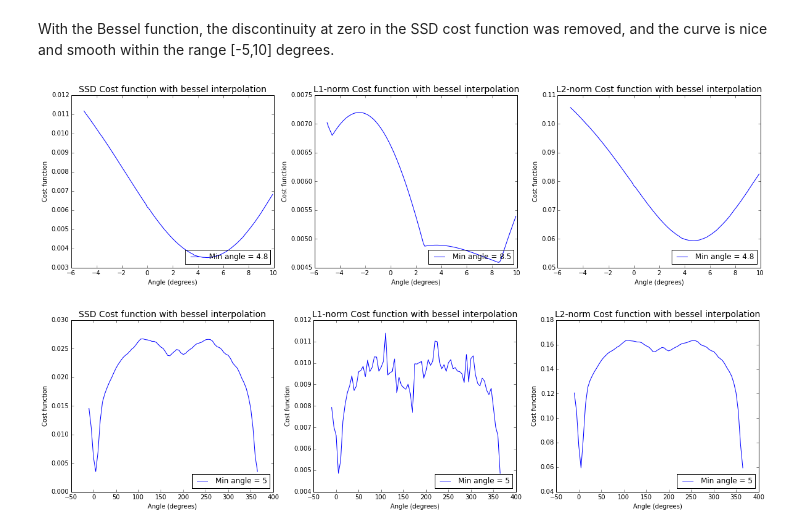
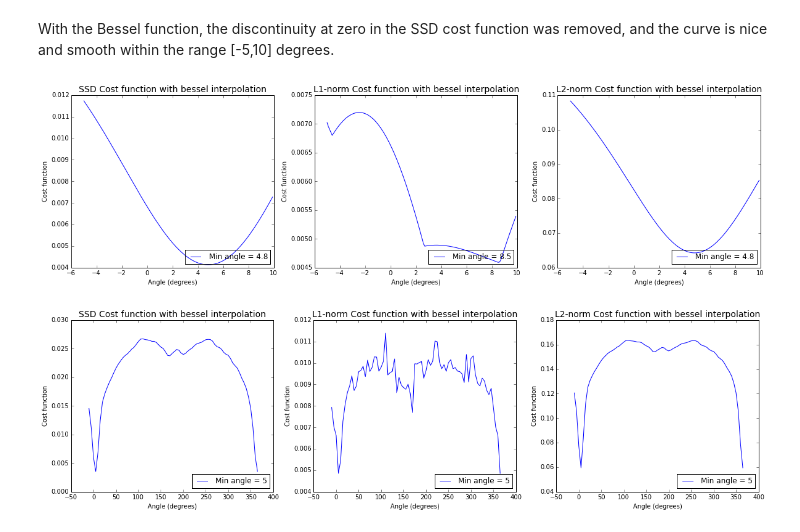
Before and after one commit to zyzdiana/AC297r-Volume-Registration, a Jupyter notebook: Bessel_Rotation_&_Halton_Translation.ipynb, the cells around one changed output. Saved outputs shown, nothing was run; the diff lists cells and outputs as text; code cells hidden in the pictures.

```diff
--- a/Bessel_Rotation_&_Halton_Translation.ipynb
+++ b/Bessel_Rotation_&_Halton_Translation.ipynb
@@ -128,7 +216,7 @@ def cf_L1(J, I):
     L1 = np.reshape((J-I), [1,-1])
     return np.max(L1)
 # %%
-def rot_cost_func(vol1, vol2, thetas, cf, arg, ax, interpolation = 'bilinear',mask=False):
+def rot_cost_func(vol1, vol2, thetas, cf, arg, ax, interpolation = 'bilinear', mask=False):
     '''
     vol1: original image
     vol2: volume to be rotated
@@ -141,11 +229,9 @@ def rot_cost_func(vol1, vol2, thetas, cf, arg, ax, interpolation = 'bilinear',ma
     for idx, t in enumerate(thetas):
         new_vol2 = np.ones(vol2.shape)
         for i in xrange(32):
-            if(mask):
-                tmp[i,:,:] = circle_mask(tmp[i,:,:])
             sub = vol2[i,:,:]
             if(interpolation == 'bessel'):
-                rot = bessel_rotate(sub, t)
+                rot = bessel_rotate(sub, t, mask)
             else:
                 rot = imrotate(sub, t, interpolation, mask)
             new_vol2[i,:,:] = rot
@@ -156,6 +242,28 @@ def rot_cost_func(vol1, vol2, thetas, cf, arg, ax, interpolation = 'bilinear',ma
     ax.set_xlabel('Angle (degrees)')
     ax.set_ylabel('Cost function')
     ax.legend(loc=4)
+
+def rot_cost_func_3d(vol1, vol2, thetas, cf, arg, ax, interpolation = 'bilinear', mask=False):
+    '''
+    vol1: original image
+    vol2: volume to be rotated
+    thetas: list of degress to try
+    cf: cost function
+    arg: string for plot titles
+    '''
+    cost_func = np.zeros(len(thetas))
+    for idx, t in enumerate(thetas):
+        if(interpolation == 'bessel'):
+            new_vol2 = bessel_rotate_3d(vol2, 0,t,0, mask)
+        else:
+            new_vol2 = volrotate_quaternion(sub, th,0,1,0,mask=mask)
+        cost_func[idx] = cf(new_vol2,vol1)
+    angMin = thetas[np.argmin(cost_func)]
+    ax.plot(thetas,cost_func,label='Min angle = %s' % (angMin))
+    ax.set_title('%s Cost function with %s interpolation' % (arg,interpolation), fontsize=14)
+    ax.set_xlabel('Angle (degrees)')
+    ax.set_ylabel('Cost function')
+    ax.legend(loc=4)
 # %%
 def translation(volume, t):
     return scipy.ndimage.interpolation.shift(volume, t, order=1, mode='wrap')
@@ -330,17 +475,17 @@ With the Bessel function, the discontinuity at zero in the SSD cost function was
 # %%
 # Cost function from Bessel Rotation
 thetas=np.arange(-5,10,0.1)
 # without circular mask
 fig, ax = plt.subplots(1,3)
 fig.set_figwidth(20)
 fig.set_figheight(5)
-rot_cost_func(vol1, vol2, thetas, cf_ssd, 'SSD',ax[0], 'bessel')
-rot_cost_func(vol1, vol2, thetas, cf_L1, 'L1-norm',ax[1], 'bessel')
-rot_cost_func(vol1, vol2, thetas, cf_L2, 'L2-norm',ax[2], 'bessel')
+rot_cost_func(vol1, vol2, thetas, cf_ssd, 'SSD',ax[0], 'bessel', True)
+rot_cost_func(vol1, vol2, thetas, cf_L1, 'L1-norm',ax[1], 'bessel', True)
+rot_cost_func(vol1, vol2, thetas, cf_L2, 'L2-norm',ax[2], 'bessel', True)
 plt.show()
 plt.close(fig)
 # %% [output]
-[figure, old version]
+[figure, new version]
 # %%
 # Cost function from Bessel Rotation on a wider range
 thetas=np.arange(-10,370,5)
```
Also changed, not shown: parts of 21 cells of this notebook, 3 other files.
